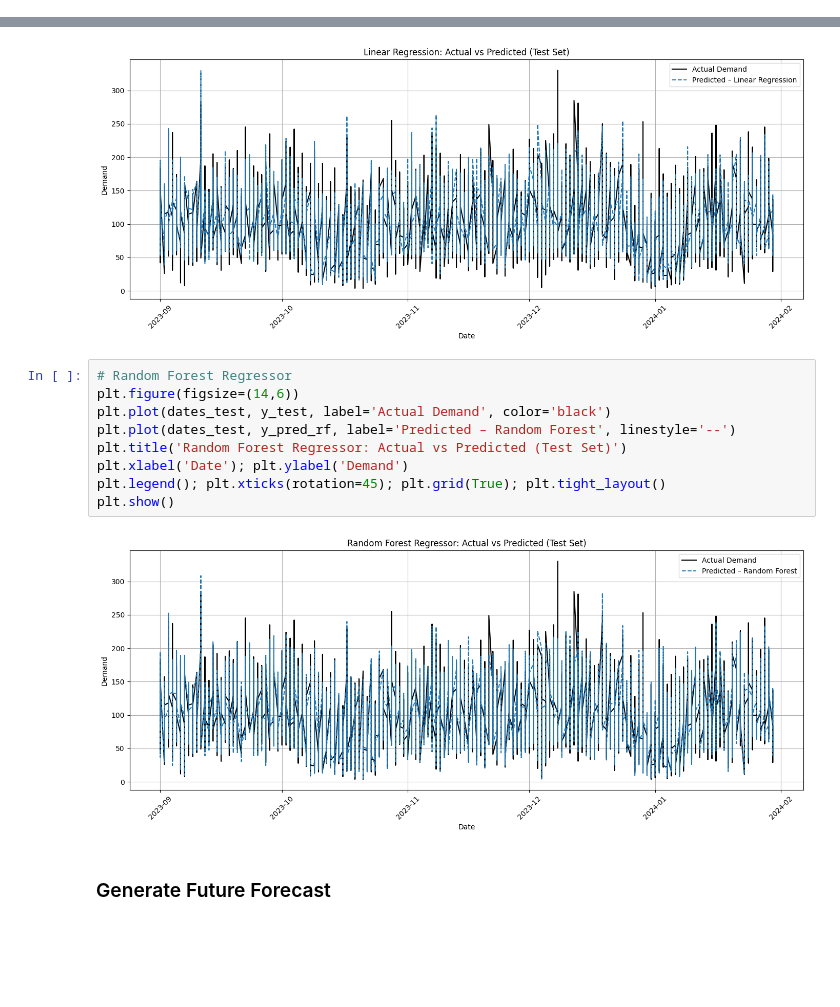
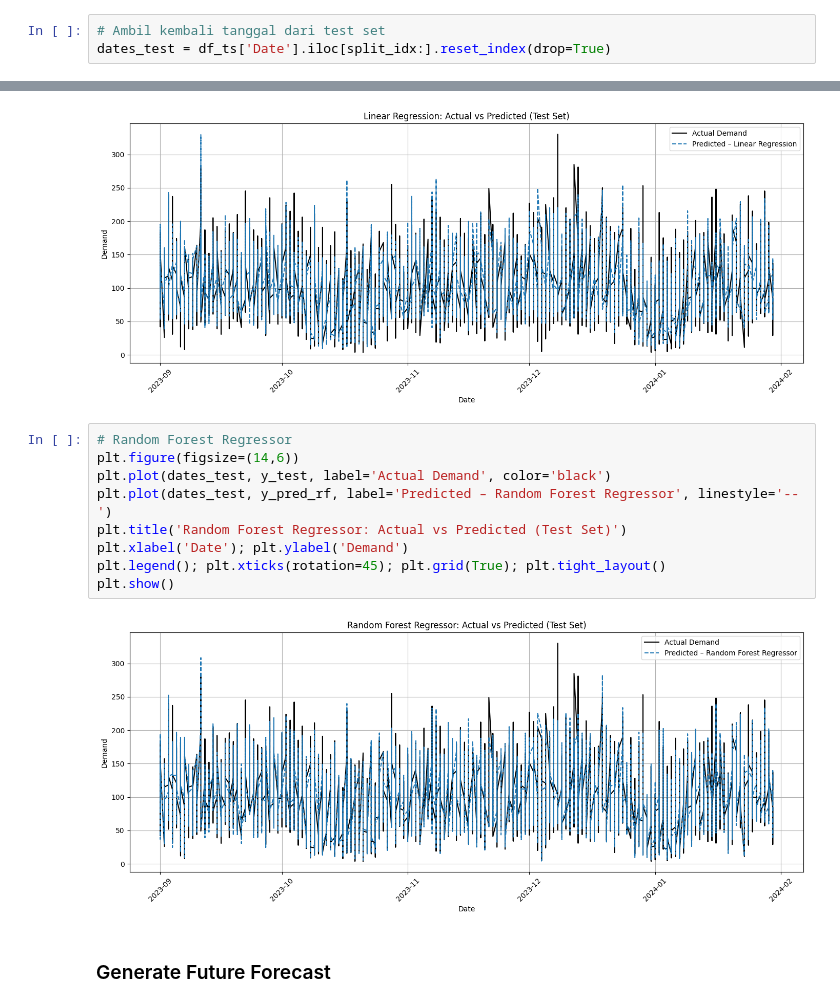
Before and after one commit to heriswaya/MLT-Project-1-and-2, a Jupyter notebook: forecasting_demand.ipynb, the cells around one changed output, grey strips where cells are left out. Saved outputs shown, nothing was run; the diff lists cells and outputs as text; blank space fills up the shorter version.

```diff
--- a/forecasting_demand.ipynb
+++ b/forecasting_demand.ipynb
@@ -476,6 +476,9 @@ RMSE : 15.03
 ------------------------------
 # %% [markdown]
 ### Visualisasi Hasil Prediksi
+# %%
+# Ambil kembali tanggal dari test set
+dates_test = df_ts['Date'].iloc[split_idx:].reset_index(drop=True)
 # %%
 # Linear Regression
 plt.figure(figsize=(14,6))
@@ -490,14 +493,14 @@ plt.show()
 # %%
 # Random Forest Regressor
 plt.figure(figsize=(14,6))
 plt.plot(dates_test, y_test, label='Actual Demand', color='black')
-plt.plot(dates_test, y_pred_rf, label='Predicted – Random Forest', linestyle='--')
+plt.plot(dates_test, y_pred_rf, label='Predicted – Random Forest Regressor', linestyle='--')
 plt.title('Random Forest Regressor: Actual vs Predicted (Test Set)')
 plt.xlabel('Date'); plt.ylabel('Demand')
 plt.legend(); plt.xticks(rotation=45); plt.grid(True); plt.tight_layout()
 plt.show()
 # %% [output]
-[figure, old version]
+[figure, new version]
 # %% [markdown]
 ### Generate Future Forecast
 # %%
```
